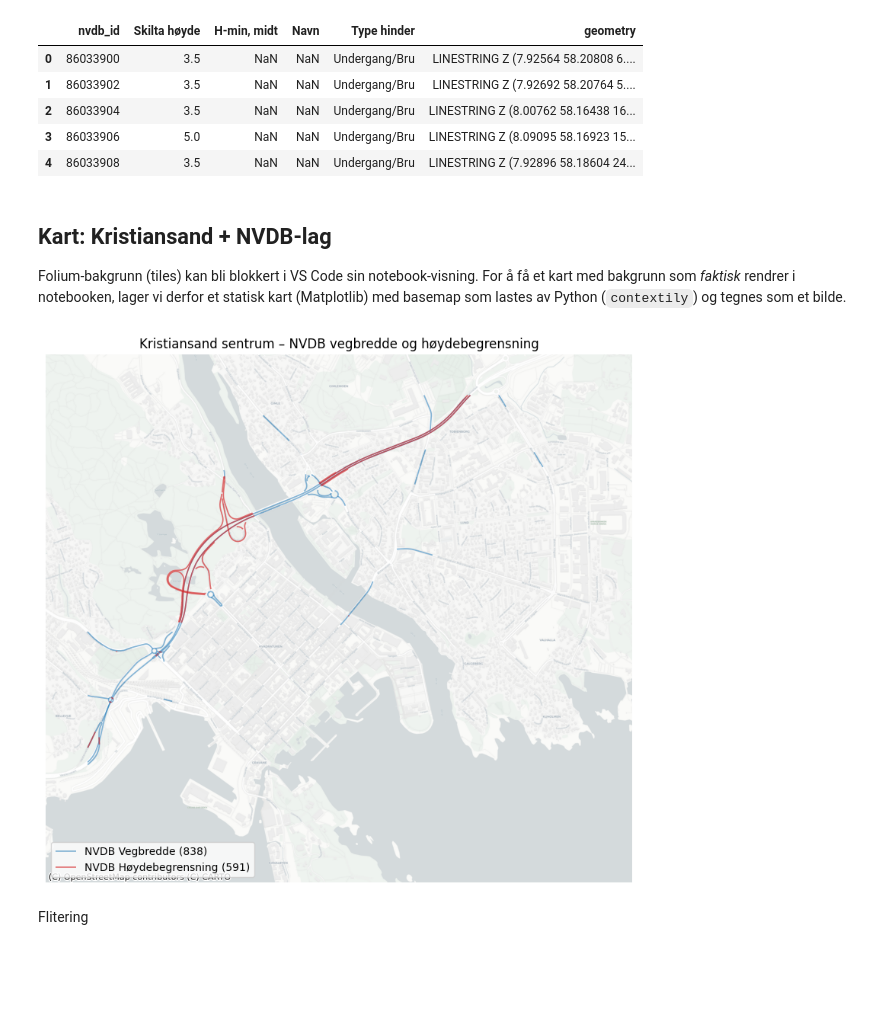
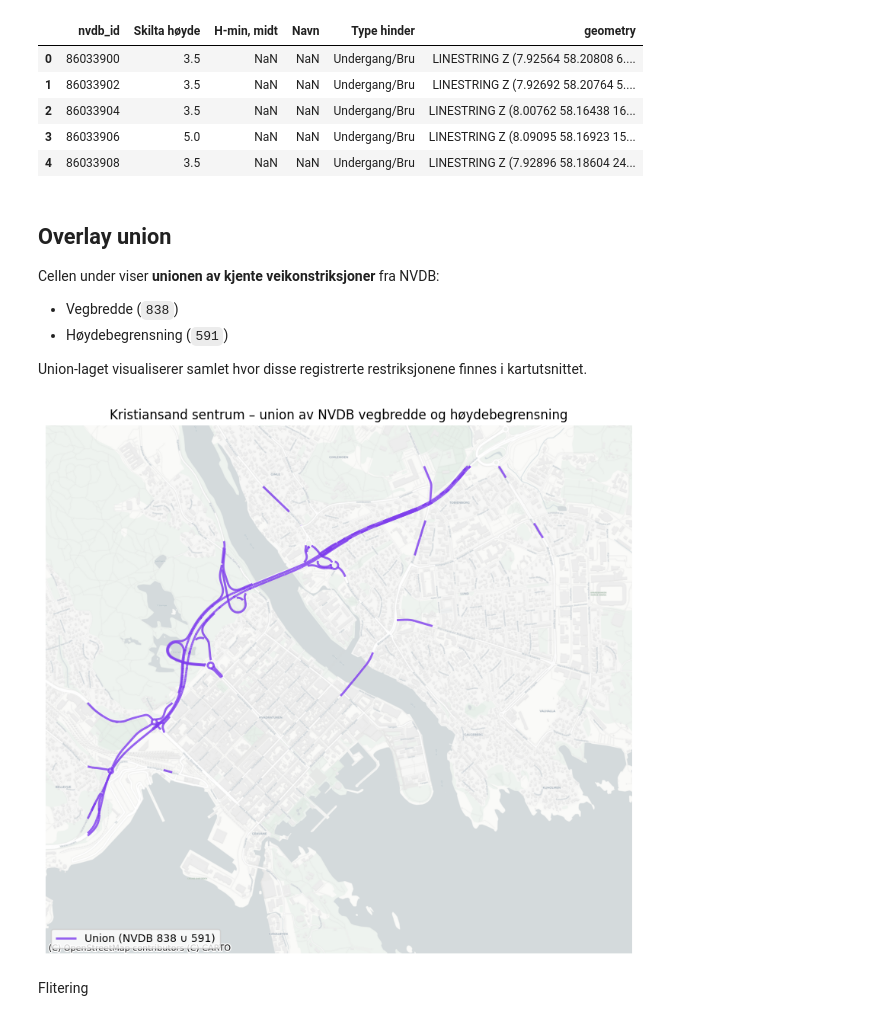
Before and after one commit to haakonhalvors1/Oppgave-1-Webutvikling-GIS-Kartografi, a Jupyter notebook: Notebook.ipynb, the cells around one changed output. Drawn from its saved outputs; the diff is of its cells as text; code cells hidden in the pictures; blank space fills up the shorter version.

Commit message:
Overlay MVP

```diff
--- a/Notebook.ipynb
+++ b/Notebook.ipynb
@@ -213,9 +213,13 @@ height_gdf columns: ['Liste av lokasjonsattributt', 'Type hinder', 'Skilta høyd
 | 3 | 86033906 | 5.0 | NaN | NaN | Undergang/Bru | LINESTRING Z (8.09095 58.16923 15... |
 | 4 | 86033908 | 3.5 | NaN | NaN | Undergang/Bru | LINESTRING Z (7.92896 58.18604 24... |
 # %% [markdown]
-## Kart: Kristiansand + NVDB-lag
+## Overlay union
 
-Folium-bakgrunn (tiles) kan bli blokkert i VS Code sin notebook-visning. For å få et kart med bakgrunn som *faktisk* rendrer i notebooken, lager vi derfor et statisk kart (Matplotlib) med basemap som lastes av Python (`contextily`) og tegnes som et bilde.
+Cellen under viser **unionen av kjente veikonstriksjoner** fra NVDB:
+- Vegbredde (`838`)
+- Høydebegrensning (`591`)
+
+Union-laget visualiserer samlet hvor disse registrerte restriksjonene finnes i kartutsnittet.
 # %%
 # Kart med bakgrunn som rendrer i notebooken (statisk bilde)
 import sys
@@ -225,6 +229,7 @@ import os
 import geopandas as gpd
 import matplotlib.pyplot as plt
 from shapely.geometry import box
+from shapely.ops import unary_union
 
 # Installer contextily hvis det mangler (pip i samme kernel)
 try:
@@ -240,6 +245,7 @@ try:
     os.environ["SSL_CERT_FILE"] = certifi.where()
 except Exception:
     pass
+
 
 def _parse_bbox(bbox_str: str):
     xmin, ymin, xmax, ymax = [float(x) for x in bbox_str.split(",")]
@@ -268,52 +274,50 @@ def _clip_to_bbox(gdf: gpd.GeoDataFrame, bbox_poly):
     out = out[mask]
     return out
 
+
 width_view = _clip_to_bbox(width_3857, bbox_poly_3857)
 height_view = _clip_to_bbox(height_3857, bbox_poly_3857)
+
+# Geometrisk union av de to datasettene (838 + 591)
+union_geom = unary_union(list(width_view.geometry) + list(height_view.geometry))
+union_gdf = gpd.GeoDataFrame(geometry=[union_geom], crs="EPSG:3857").explode(index_parts=False, ignore_index=True)
+union_gdf = union_gdf[~union_gdf.geometry.is_empty & union_gdf.geometry.notna()].copy()
 
 fig, ax = plt.subplots(figsize=(11, 9))
 ax.set_xlim(minx, maxx)
 ax.set_ylim(miny, maxy)
 
 # Bakgrunnskart
 basemap_zoom = 16
 crs_3857 = width_3857.crs.to_string()
 try:
     ctx.add_basemap(
         ax,
         source=ctx.providers.CartoDB.Positron,
         zoom=basemap_zoom,
         crs=crs_3857,
         reset_extent=False,
         zorder=0,
     )
 except Exception as e:
     print("Klarte ikke å laste bakgrunnskart (tiles):", repr(e))
 
-# Kun de to NVDB-lagene: 838 og 591
-width_view.plot(
+# Plotter union-laget som én sammenslått geometri
+union_gdf.plot(
     ax=ax,
-    color="#1f77b4",
-    linewidth=1.2,
-    alpha=0.55,
-    label="NVDB Vegbredde (838)",
-    zorder=5,
-)
-height_view.plot(
-    ax=ax,
-    color="#d62728",
-    linewidth=1.2,
-    alpha=0.65,
-    label="NVDB Høydebegrensning (591)",
+    color="#7c3aed",
+    linewidth=2.0,
+    alpha=0.8,
+    label="Union (NVDB 838 ∪ 591)",
     zorder=6,
 )
 
-ax.set_title("Kristiansand sentrum – NVDB vegbredde og høydebegrensning")
+ax.set_title("Kristiansand sentrum – union av NVDB vegbredde og høydebegrensning")
 ax.axis("off")
 ax.legend(loc="lower left")
 plt.show()
 # %% [output]
-[figure, old version]
+[figure, new version]
 # %% [markdown]
 Flitering
 # %% [markdown]
```
